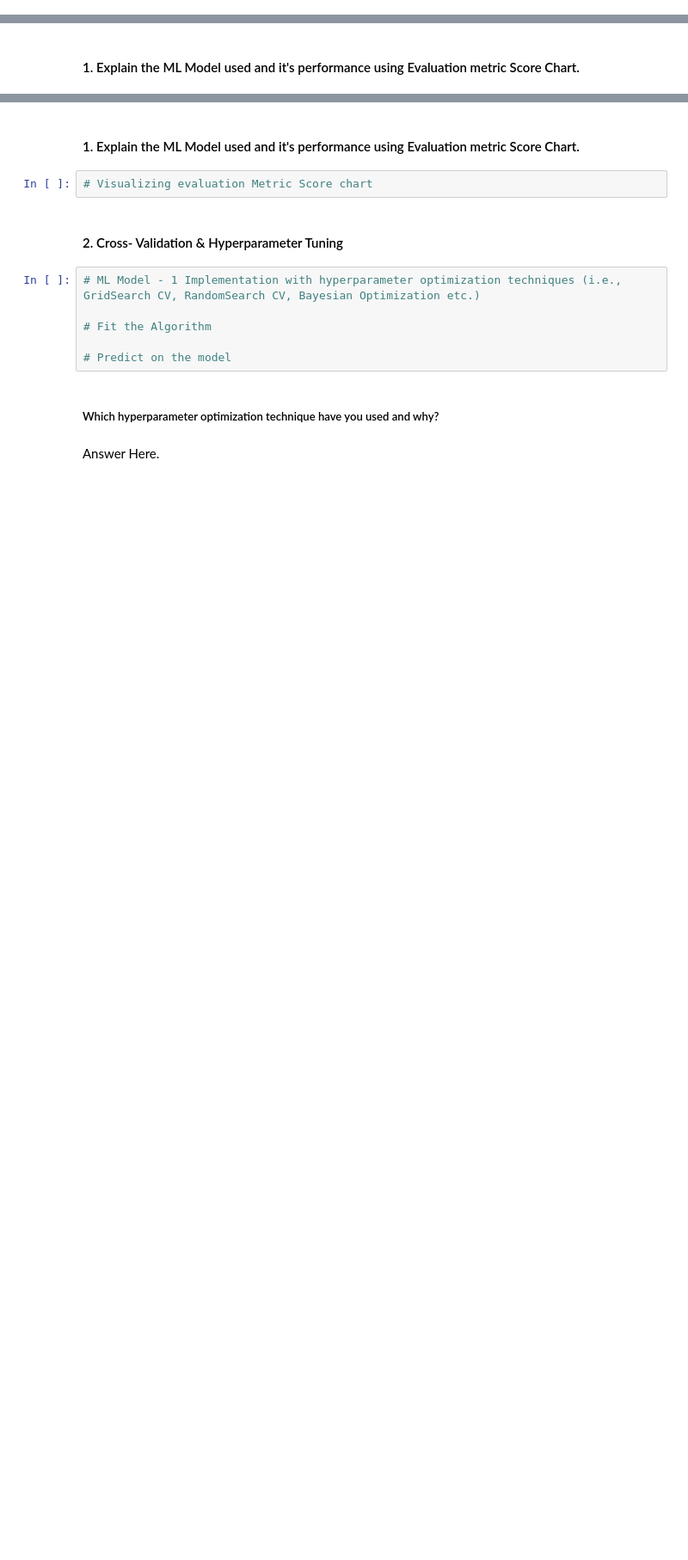
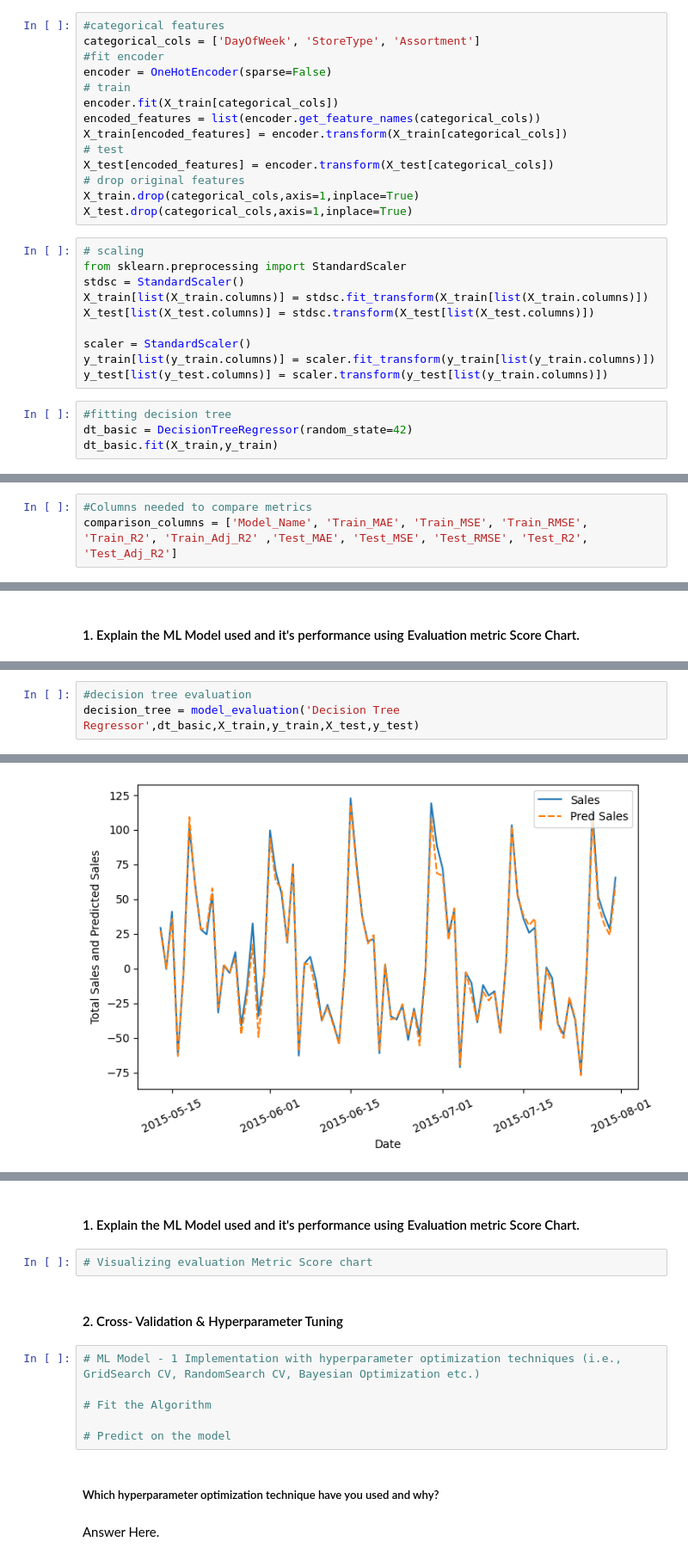
Before and after one commit to pyhtonman0101/Rossmann-Sales-Prediction-, a Jupyter notebook: Rossmann_Sales_Prediction_Capstone_Project.ipynb, the cells around one changed output, grey strips where cells are left out. Shown at 86% size. Saved outputs shown, nothing was run; the diff lists cells and outputs as text; blank space fills up the shorter version.

Commit message:
Done Decision Tree Model

```diff
--- a/Rossmann_Sales_Prediction_Capstone_Project.ipynb
+++ b/Rossmann_Sales_Prediction_Capstone_Project.ipynb
@@ -1272,0 +1366,28 @@ Answer Here.
+# %%
+#categorical features
+categorical_cols = ['DayOfWeek', 'StoreType', 'Assortment']
+#fit encoder
+encoder = OneHotEncoder(sparse=False)
+# train
+encoder.fit(X_train[categorical_cols])
+encoded_features = list(encoder.get_feature_names(categorical_cols))
+X_train[encoded_features] = encoder.transform(X_train[categorical_cols])
+# test
+X_test[encoded_features] = encoder.transform(X_test[categorical_cols])
+# drop original features
+X_train.drop(categorical_cols,axis=1,inplace=True)
+X_test.drop(categorical_cols,axis=1,inplace=True)
+# %%
+# scaling
+from sklearn.preprocessing import StandardScaler
+stdsc = StandardScaler()
+X_train[list(X_train.columns)] = stdsc.fit_transform(X_train[list(X_train.columns)])
+X_test[list(X_test.columns)] = stdsc.transform(X_test[list(X_test.columns)])
+
+scaler = StandardScaler()
+y_train[list(y_train.columns)] = scaler.fit_transform(y_train[list(y_train.columns)])
+y_test[list(y_test.columns)] = scaler.transform(y_test[list(y_train.columns)])
+# %%
+#fitting decision tree
+dt_basic = DecisionTreeRegressor(random_state=42)
+dt_basic.fit(X_train,y_train)
@@ -1272,0 +1396,3 @@ Answer Here.
+# %%
+#Columns needed to compare metrics
+comparison_columns = ['Model_Name', 'Train_MAE', 'Train_MSE', 'Train_RMSE', 'Train_R2', 'Train_Adj_R2' ,'Test_MAE', 'Test_MSE', 'Test_RMSE', 'Test_R2', 'Test_Adj_R2']
@@ -1292,0 +1459,4 @@ Answer Here.
+# %%
+#decision tree evaluation
+decision_tree = model_evaluation('Decision Tree Regressor',dt_basic,X_train,y_train,X_test,y_test)
+# %% [output]
@@ -1292,0 +1468 @@ Answer Here.
+[figure, added]
```
Also changed, not shown: parts of 51 cells of this notebook.
